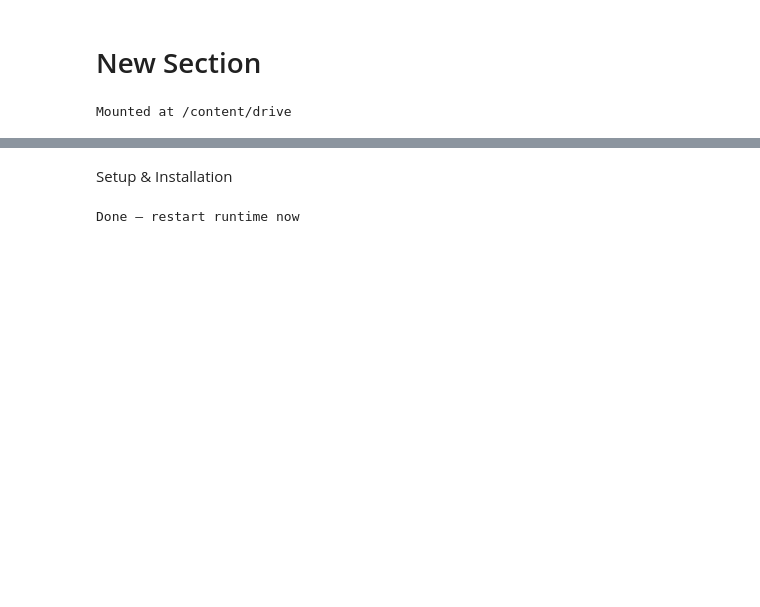
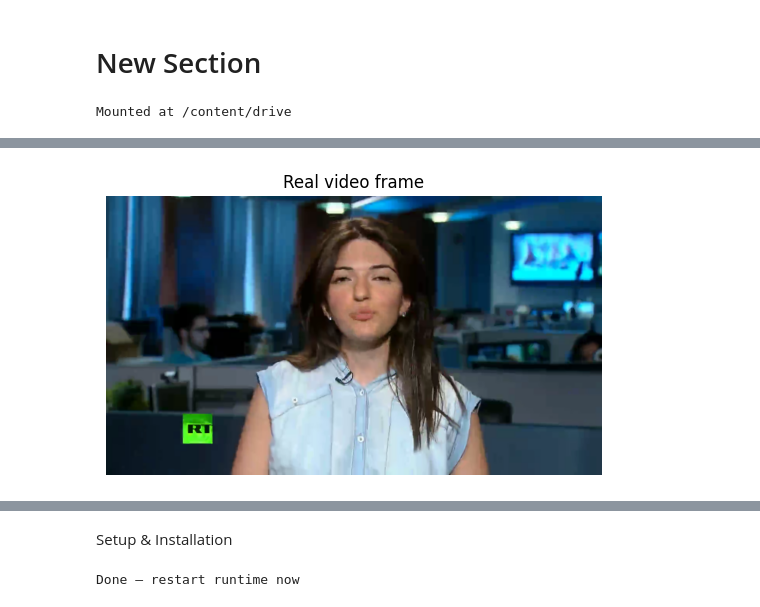
Before and after one commit to crrbnsn/deepfake-detection-cyb486, a Jupyter notebook: Crystal_Mouth_Region_Deepfake_Detection.ipynb, the cells around one changed output, grey strips where cells are left out. Saved outputs shown, nothing was run; the diff lists cells and outputs as text; code cells hidden in the pictures; blank space fills up the shorter version.

```diff
--- a/Crystal_Mouth_Region_Deepfake_Detection.ipynb
+++ b/Crystal_Mouth_Region_Deepfake_Detection.ipynb
@@ -38,0 +253,16 @@ WARNING: skipping downlo
+# %%
+import os
+
+real_videos = '/content/drive/MyDrive/deepfake_project/dataset/original_sequences/youtube/c40/videos'
+fake_videos = '/content/drive/MyDrive/deepfake_project/dataset/manipulated_sequences/DeepFakeDetection/c40/videos'
+
+real_frames = '/content/drive/MyDrive/deepfake_project/frames/real'
+fake_frames = '/content/drive/MyDrive/deepfake_project/frames/fake'
+
+# Get first 5 real videos
+real_list = os.listdir(real_videos)[:5]
+print("Real videos to process:", real_list)
+
+# Get first 5 fake videos
+fake_list = os.listdir(fake_videos)[:5]
+print("Fake videos to process:", fake_list)
@@ -38,0 +344,16 @@ WARNING: skipping downlo
+# %%
+import matplotlib.pyplot as plt
+from PIL import Image
+import os
+
+# Pick one real frame to look at
+real_folder = os.path.join(real_frames, '585')
+first_frame = os.path.join(real_folder, 'frame_0001.png')
+
+img = Image.open(first_frame)
+plt.imshow(img)
+plt.title("Real video frame")
+plt.axis('off')
+plt.show()
+# %% [output]
+[figure, added]
```
Also changed, not shown: parts of 12 cells of this notebook.
